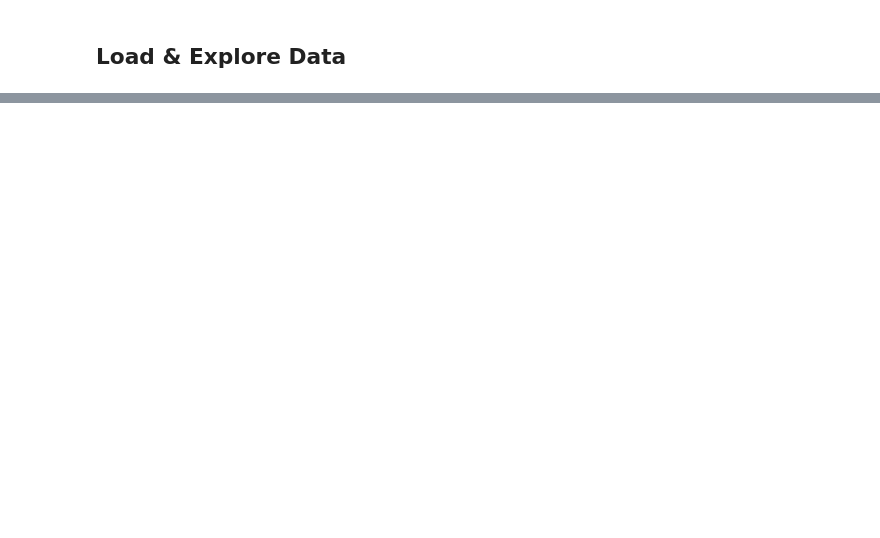
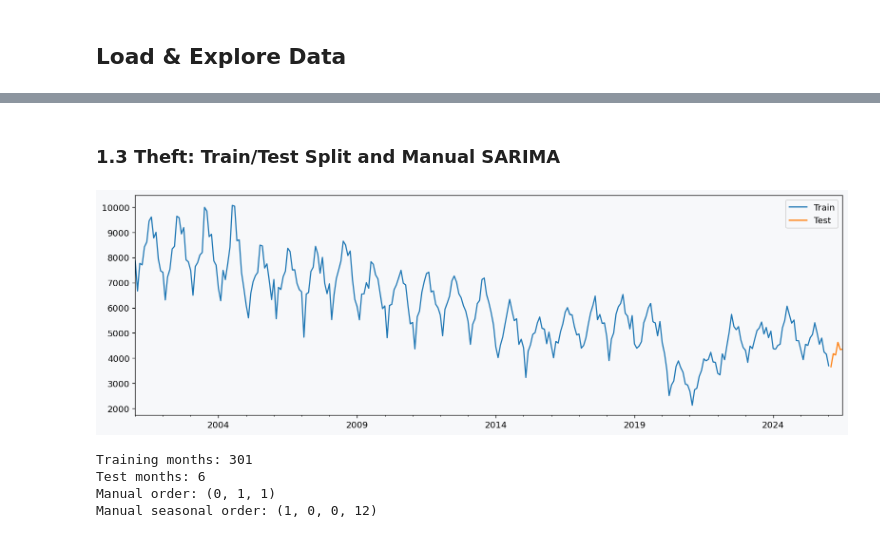
Before and after one commit to swirita/Chicago-Crime-Analysis-and-Forecasting, a Jupyter notebook: notebooks/03_crime_forecasting.ipynb, the cells around one changed output, grey strips where cells are left out. Cells and saved outputs as stored; diff of their text form; code cells hidden in the pictures; blank space fills up the shorter version.

```diff
--- a/notebooks/03_crime_forecasting.ipynb
+++ b/notebooks/03_crime_forecasting.ipynb
@@ -213,0 +515,26 @@ def regression_metrics_ts(ts_true, ts_pred, label="", verbose=True, output_dict=
+# %%
+theft_ts = crime_series["THEFT"]
+theft_decomposition = seasonal_decompose(
+    theft_ts,
+    model="additive",
+    period=SEASON_LENGTH,
+    extrapolate_trend="freq",
+)
+
+plot_decomposition(
+    theft_decomposition,
+    crime_name="THEFT",
+    color=CRIME_COLORS["THEFT"],
+)
+
+theft_seasonal_strength = max(
+    0,
+    1 - (
+        theft_decomposition.resid.dropna().var()
+        / (theft_decomposition.seasonal + theft_decomposition.resid).dropna().var()
+    ),
+)
+
+theft_use_seasonal = theft_seasonal_strength >= 0.10
+print(f"Seasonal strength: {theft_seasonal_strength:.3f}")
+print(f"Use a seasonal model? {theft_use_seasonal}")
@@ -213,0 +573,29 @@ def regression_metrics_ts(ts_true, ts_pred, label="", verbose=True, output_dict=
+# %% [markdown]
+### 1.3 Theft: Train/Test Split and Manual SARIMA
+# %%
+# tts
+theft_train, theft_test = train_test_split(theft_ts, test_size=TEST_MONTHS)
+ax = theft_train.plot(label='Train')
+theft_test.plot(ax=ax, label='Test')
+ax.legend();
+# %% [output]
+[figure, added]
+# %%
+theft_settings = MANUAL_ORDERS["THEFT"]
+theft_manual_order = (
+    theft_settings["p"], theft_d, theft_settings["q"]
+)
+
+theft_manual_seasonal_order = (
+    theft_settings["P"], theft_D, theft_settings["Q"], SEASON_LENGTH
+) if theft_use_seasonal else (0, 0, 0, 0)
+
+print(f"Training months: {len(theft_train)}")
+print(f"Test months: {len(theft_test)}")
+print(f"Manual order: {theft_manual_order}")
+print(f"Manual seasonal order: {theft_manual_seasonal_order}")
+# %% [output]
+Training months: 301
+Test months: 6
+Manual order: (0, 1, 1)
+Manual seasonal order: (1, 0, 0, 12)
```
Also changed, not shown: parts of 50 cells of this notebook.
